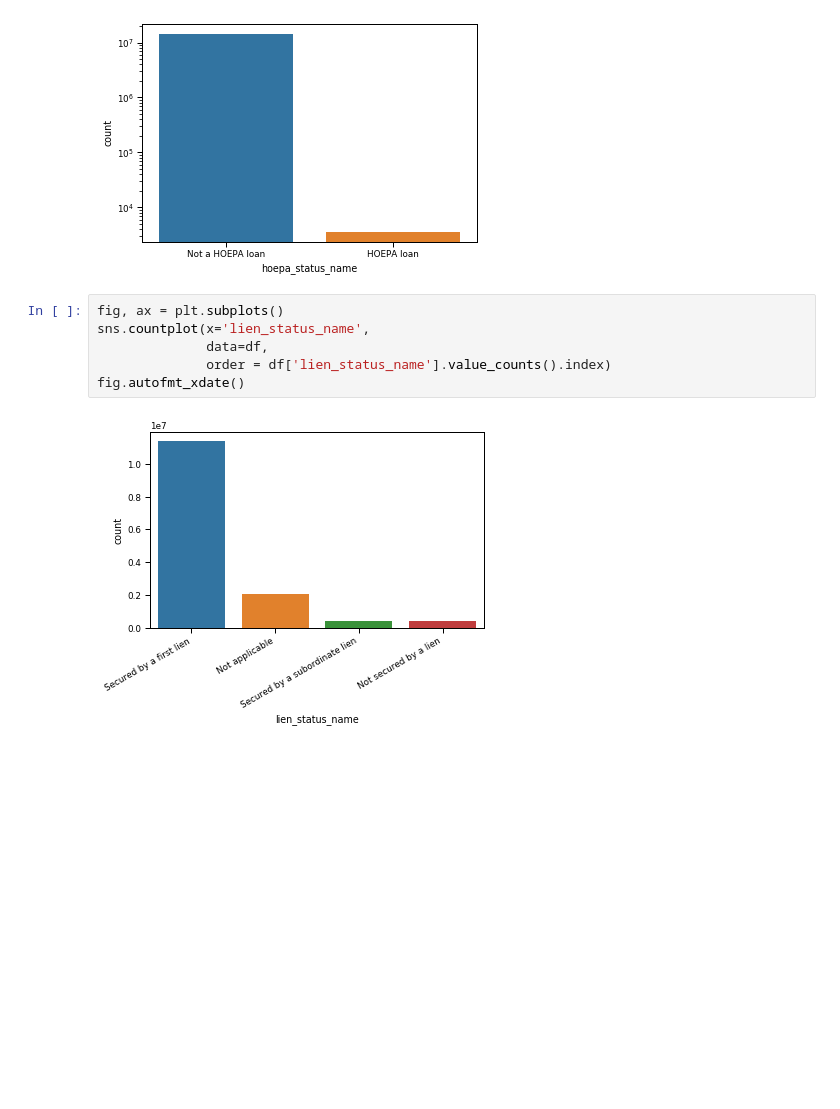
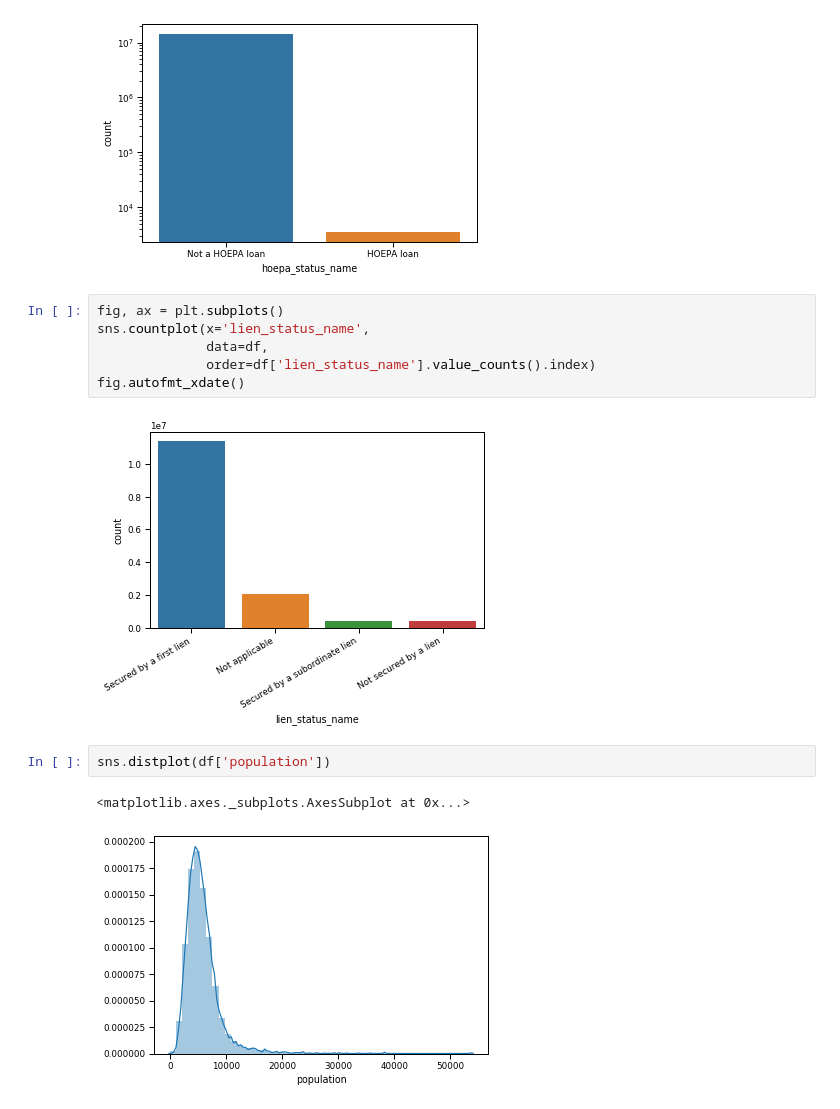
Before and after one commit to leppekja/capp30245, a Jupyter notebook: Visualizations.ipynb, the cells around one changed output. Saved outputs shown, nothing was run; the diff lists cells and outputs as text; blank space fills up the shorter version.

Commit message:
updated visualizations

```diff
--- a/Visualizations.ipynb
+++ b/Visualizations.ipynb
@@ -244,7 +244,12 @@ sns.countplot(x='hoepa_status_name',
 fig, ax = plt.subplots()
 sns.countplot(x='lien_status_name',
               data=df,
-              order = df['lien_status_name'].value_counts().index)
+              order=df['lien_status_name'].value_counts().index)
 fig.autofmt_xdate()
 # %% [output]
 [figure]
+# %%
+sns.distplot(df['population'])
+# %% [output]
+<matplotlib.axes._subplots.AxesSubplot at 0x...>
+[figure, added]
```
Also changed, not shown: parts of 10 cells of this notebook.
